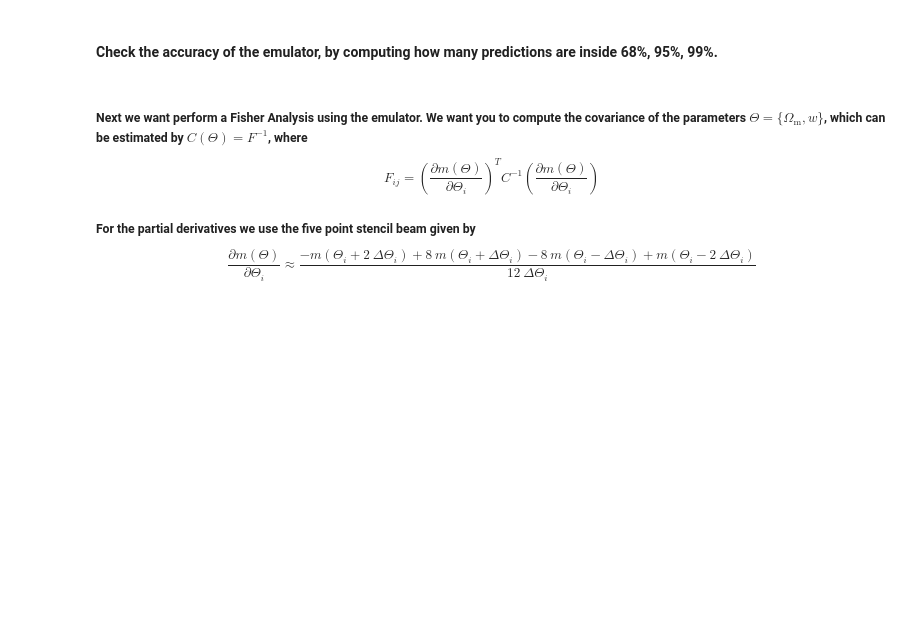
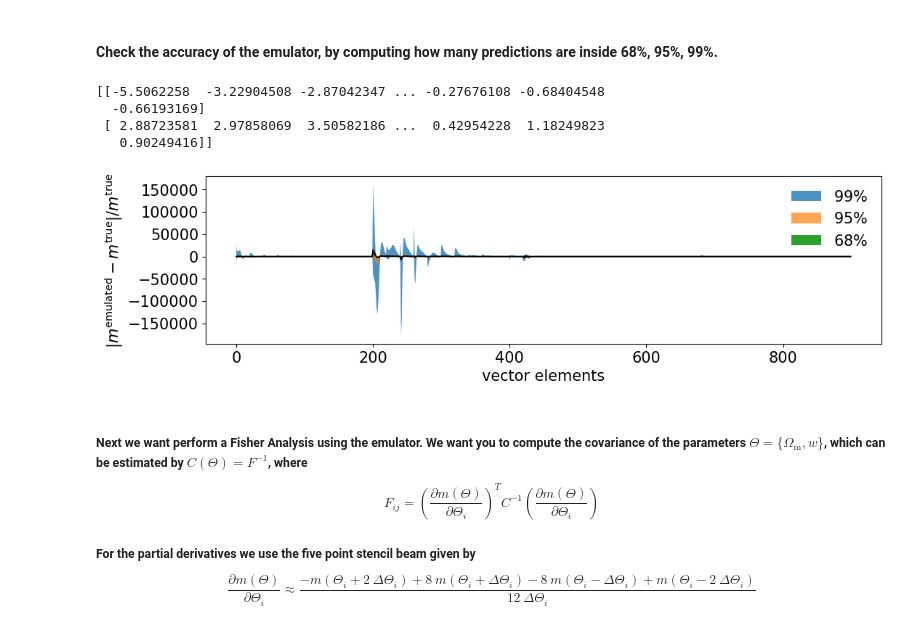
Before and after one commit to TheShak5/UWAstroStats, a Jupyter notebook: projects/2ptstat-analysis/assignments/assignment2_DarshakPatel.ipynb, the cells around one changed output. Drawn from its saved outputs; the diff is of its cells as text; code cells hidden in the pictures; blank space fills up the shorter version.

```diff
--- a/projects/2ptstat-analysis/assignments/assignment2_DarshakPatel.ipynb
+++ b/projects/2ptstat-analysis/assignments/assignment2_DarshakPatel.ipynb
@@ -21,8 +23,8 @@ parameters.keys(),models.shape
 # %% [markdown]
 #### Divide the models and parameters in a training and test set.
 # %%
-train_sample = np.arange(0,7000) # select which elements you wanna use for training
-test_sample = np.arange(7000,10000) # select which elements you wanna use for training
+train_sample = np.arange(0,1000) # select which elements you wanna use for training
+test_sample = np.arange(1000,10000) # select which elements you wanna use for training
 
 train_params = {}
 for name in parameters.keys():
@@ -34,3 +36,6 @@ for name in parameters.keys():
 
 train_features = np.load('data_4_assignment2/models.npy')[train_sample]
 test_features = np.load('data_4_assignment2/models.npy')[test_sample]
+
+print(test_features.shape)
+print(train_features.shape)
@@ -43,7 +51,7 @@ features_modified=train_features
 
 cp_nn = cosmopower_NN(parameters=list(parameters.keys()),
                     modes=np.linspace(-1,1,train_features.shape[1]),
-                    n_hidden = [ 4, 5, 6], # This you should modify. In this exmaple we use three layers with 4, 5 and 6 nodes. Is this enough?
+                    n_hidden = [ 100, 200, 300, 400,500], # This you should modify. In this exmaple we use three layers with 4, 5 and 6 nodes. Is this enough?
                     verbose=True, # useful to understand the different steps in initialisation and training
                     )
 
@@ -55,11 +63,11 @@ with tf.device(device):
                 filename_saved_model='data_4_assignment2/emulator_test', # the name of the emulator and where to save it
                 # cooling schedule
                 validation_split=0.1, # The precentage from train sample that is used for the validation
-                learning_rates=[1e-2, 1e-3], # the different leanring rates. This need to be adjusted
-                batch_sizes=[100, 100], # the number for models that are used to adjust the NN parameters
-                gradient_accumulation_steps = [1, 1],
-                patience_values = [100, 100], # Number of epoch to wait before decreasing the learning rate if the loss does not improve anymore
-                max_epochs = [200,200], # Maxmimal number of epoch before decreasing the learning rate
+                learning_rates=[1e-1, 1e-2, 1e-4, 1e-5], # the different leanring rates. This need to be adjusted
+                batch_sizes=[500, 500, 500, 500], # the number for models that are used to adjust the NN parameters
+                gradient_accumulation_steps = [1, 1, 1, 1],
+                patience_values = [100, 100, 100, 100], # Number of epoch to wait before decreasing the learning rate if the loss does not improve anymore
+                max_epochs = [1000, 1000, 1000, 1000] # Maxmimal number of epoch before decreasing the learning rate
                 )
 # %% [output]
 Initialized cosmopower_NN model,
@@ -84,27 +114,35 @@ ValueError: not enough values to unpack (expected 2, got 0)
 # %%
 emulated_features = cp_nn.predictions_np(test_params)
 # if you modified the training features you need to convert back the output back the original data vectors
 
 diff=(emulated_features/test_features-1) # Measure the relative difference between test sample and the emualted models
 
-mean_diff = ...
-percentiles1 = np.percentile(...)
-percentiles2 = ...
-percentiles3 = ...
+mean_diff = np.mean(diff,0)
+percentiles1 = np.percentile(diff, [50-34, 50+34],axis=0)
+percentiles2 = np.percentile(diff, [50-(95/2), 50+ (95/2)],axis=0)
+percentiles3 = np.percentile(diff, [50-(99/2), 50+(99/2)],axis=0)
 bins=range(diff.shape[1])
 
+print(percentiles1)
+
 plt.figure(figsize=(12, 3),dpi=100)
-plt.fill_between(...,  label = '$99\%$', alpha=0.8)
-plt.fill_between(... label = '$95\%$', alpha = 0.7)
-plt.fill_between(...  label = '$68\%$', alpha = 1)
+plt.fill_between(bins, percentiles3[0], percentiles3[1], label = '$99\%$', alpha=0.8)
+plt.fill_between(bins, percentiles2[0], percentiles2[1], label = '$95\%$', alpha = 0.7)
+plt.fill_between(bins, percentiles1[0], percentiles1[1], label = '$68\%$', alpha = 1)
 plt.plot(bins,mean_diff,'-',color='black')
 plt.xticks(fontsize=15)
 plt.yticks(fontsize=15)
 plt.legend(frameon=False, fontsize=15, loc='upper right')
 plt.ylabel(r'$| m^{\mathrm{emulated}} - m^{\mathrm{true}}|/  m^{\mathrm{true}}$', fontsize=15)
 plt.xlabel(r'vector elements',  fontsize=15)
-plt.ylim(-0.001,0.001)
+#plt.ylim(-0.001,0.001)
 plt.show()
+# %% [output]
+[[-5.5062258  -3.22904508 -2.87042347 ... -0.27676108 -0.68404548
+  -0.66193169]
+ [ 2.88723581  2.97858069  3.50582186 ...  0.42954228  1.18249823
+   0.90249416]]
+[figure, added]
 # %% [markdown]
 ##### Next we want perform a Fisher Analysis using the emulator. We want you to compute the covariance of the parameters $\Theta = \{\Omega_\mathrm{m},w\}$, which can be estimated by $C(\Theta) = F^{-1}$, where $$F_{ij}= \left(\frac{\partial m(\Theta)}{\partial \Theta_i}\right)^{T} C^{-1} \left(\frac{\partial m(\Theta)}{\partial \Theta_i}\right)$$
 ##### For the partial derivatives we use the five point stencil beam given by $$\frac{\partial m(\Theta)}{\partial \Theta_i}\approx \frac{-m(\Theta_i + 2\ \Delta \Theta_i) + 8 \ m(\Theta_i +  \Delta \Theta_i) - 8 \ m(\Theta_i - \Delta \Theta_i) + m(\Theta_i - 2\ \Delta \Theta_i)}{12 \ \Delta \Theta_i }$$
```
Also changed, not shown: parts of 4 cells of this notebook, 1 other file.
